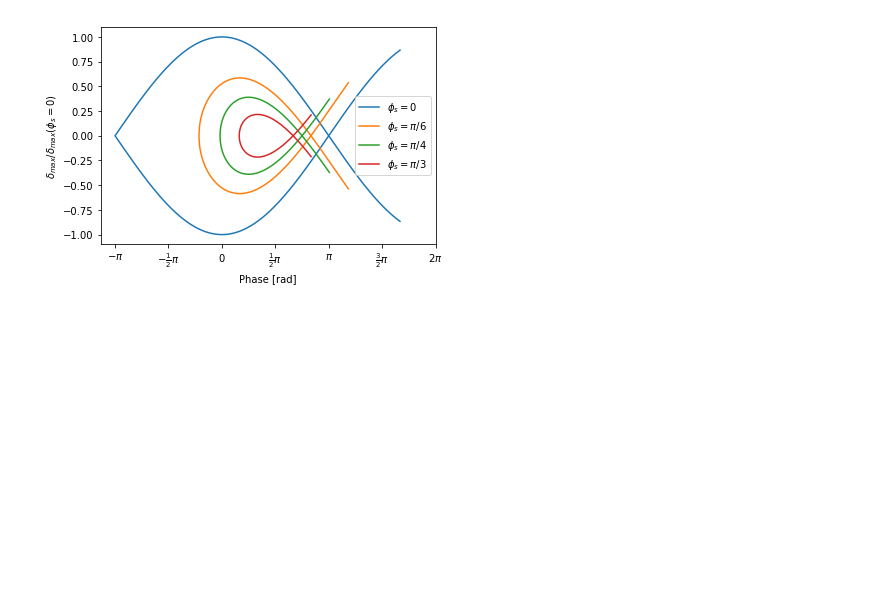
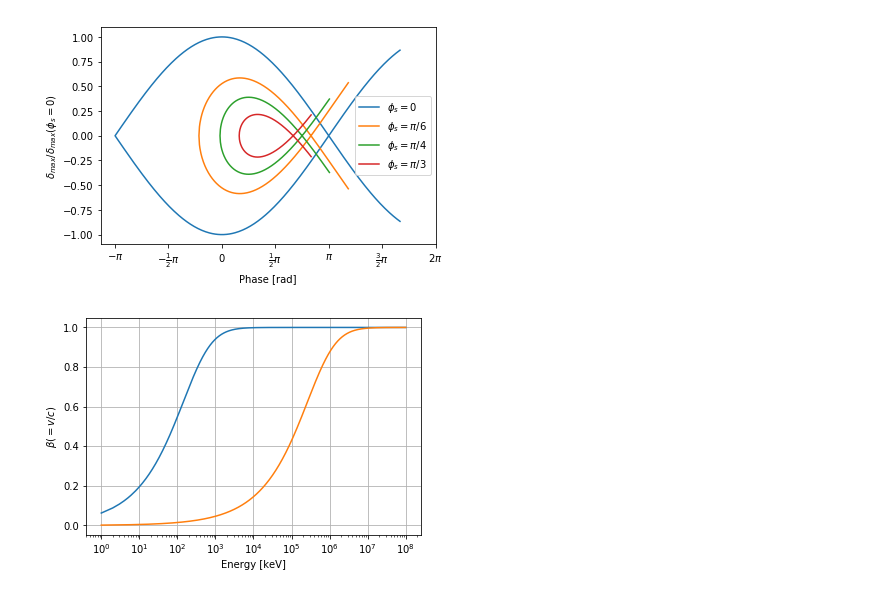
Before and after one commit to esuwaishi/IRoHa, a Jupyter notebook: synchrotron.ipynb, the cells around one changed output. Drawn from its saved outputs; the diff is of its cells as text; code cells hidden in the pictures; blank space fills up the shorter version.

```diff
--- a/synchrotron.ipynb
+++ b/synchrotron.ipynb
@@ -251,3 +251,26 @@ ax.legend(loc='best')
 # %% [output]
 <matplotlib.legend.Legend at 0x...>
 [figure]
+# %%
+fig, ax = plt.subplots()
+ax.set_xlabel("Energy [keV]")
+ax.set_ylabel(r"$\beta (=v/c)$")
+
+E0_e = 0.5109989461e6/1e3
+E0_p = 938e6/1e3
+Et = np.linspace(1e3,1e11, 100000000)/1e3
+gamma_e = Et/E0_e
+gamma_p = Et/E0_p
+
+y1 = np.sqrt(1-1/(1+gamma_e)**2)
+y2 = np.sqrt(1-1/(1+gamma_p)**2)
+
+ax.semilogx(Et, y1)
+ax.semilogx(Et, y2)
+ax.grid()
+
+fig.savefig("velocity.pdf")
+
+plt.show()
+# %% [output]
+[figure, added]
```
Also changed, not shown: 5 other files.
